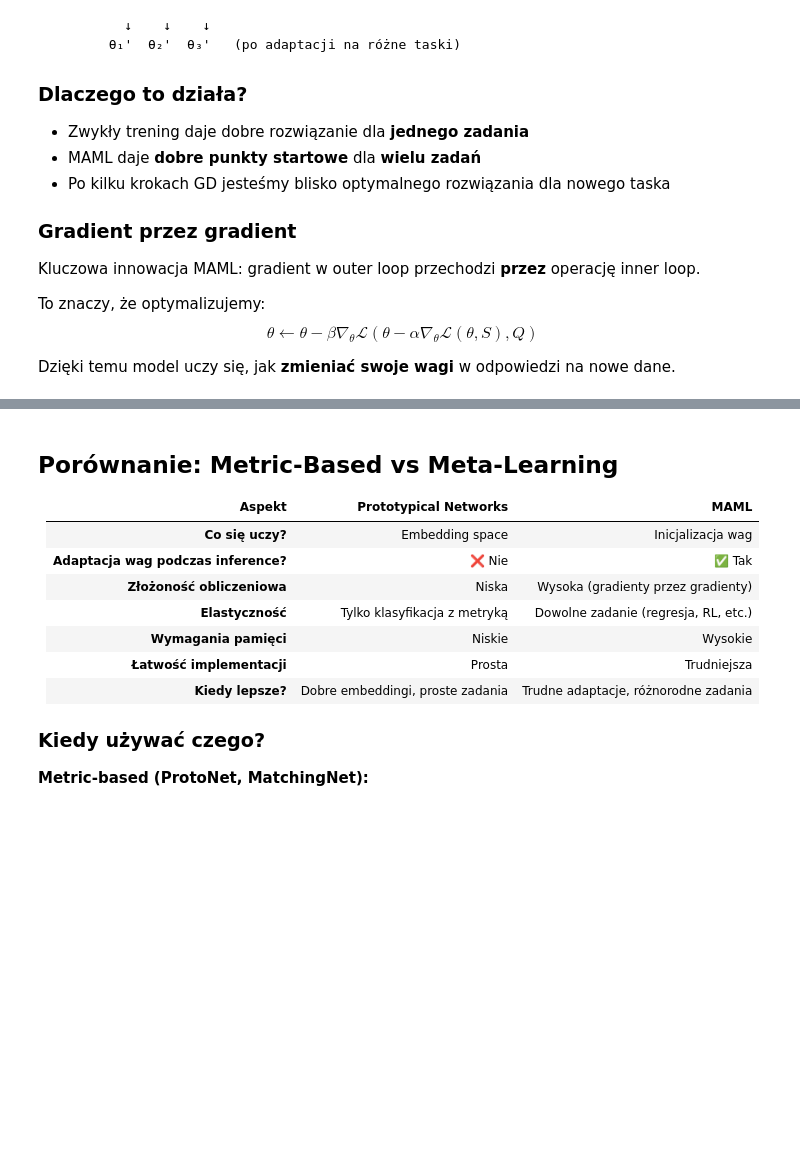
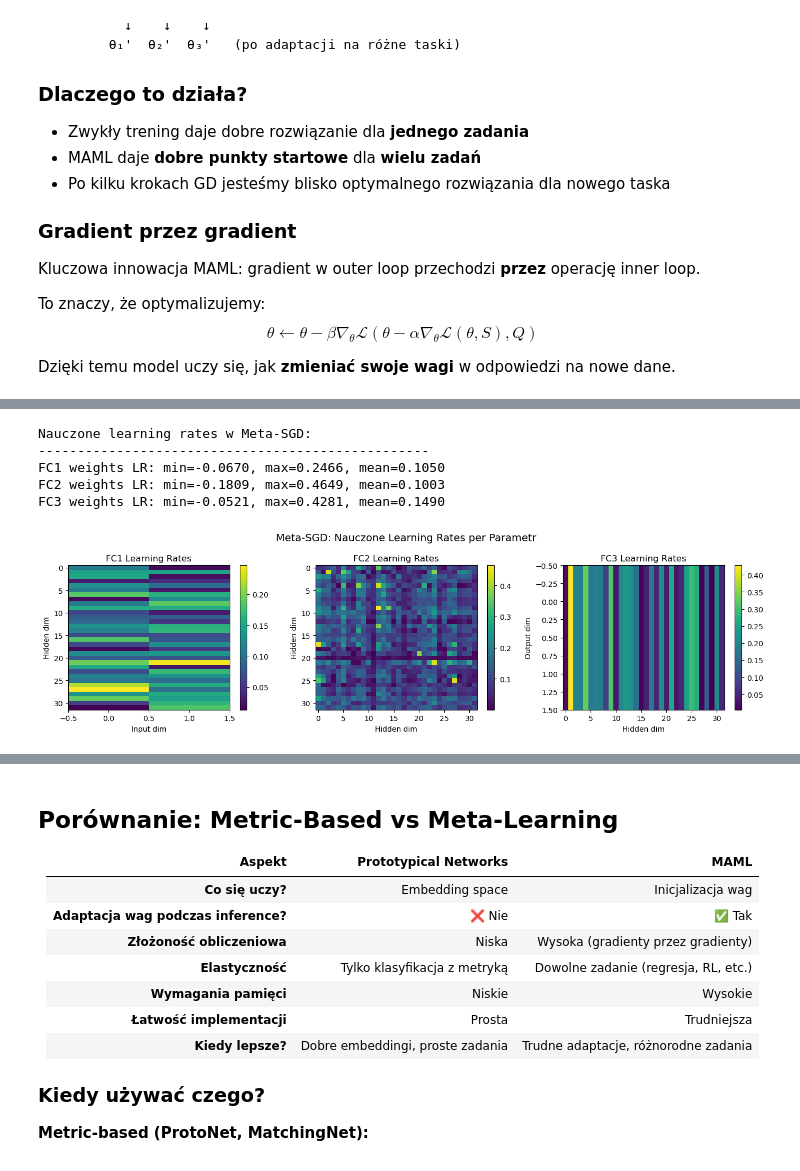
Before and after one commit to miadamczyk/miniproject, a Jupyter notebook: notebook1.ipynb, the cells around one changed output, grey strips where cells are left out. Drawn from its saved outputs; the diff is of its cells as text; code cells hidden in the pictures; blank space fills up the shorter version.

```diff
--- a/notebook1.ipynb
+++ b/notebook1.ipynb
@@ -1146,0 +1630,60 @@ grads = torch.autograd.grad(..., create_graph=False)
+# %%
+# Wizualizacja nauczonych learning rate'ów
+print("\nNauczone learning rates w Meta-SGD:")
+print("-" * 50)
+
+with torch.no_grad():
+    print(f"FC1 weights LR: min={meta_sgd_model.lr_fc1_w.min():.4f}, "
+          f"max={meta_sgd_model.lr_fc1_w.max():.4f}, "
+          f"mean={meta_sgd_model.lr_fc1_w.mean():.4f}")
+    print(f"FC2 weights LR: min={meta_sgd_model.lr_fc2_w.min():.4f}, "
+          f"max={meta_sgd_model.lr_fc2_w.max():.4f}, "
+          f"mean={meta_sgd_model.lr_fc2_w.mean():.4f}")
+    print(f"FC3 weights LR: min={meta_sgd_model.lr_fc3_w.min():.4f}, "
+          f"max={meta_sgd_model.lr_fc3_w.max():.4f}, "
+          f"mean={meta_sgd_model.lr_fc3_w.mean():.4f}")
+
+# Wizualizacja - z obsługą błędów numpy
+fig, axes = plt.subplots(1, 3, figsize=(14, 4))
+
+def tensor_to_array(t):
+    """Konwertuje tensor do formatu akceptowanego przez imshow."""
+    try:
+        return t.cpu().detach().numpy()
+    except RuntimeError:
+        # Fallback gdy numpy nie jest dostępne
+        return t.cpu().detach().tolist()
+
+with torch.no_grad():
+    lr1 = tensor_to_array(meta_sgd_model.lr_fc1_w.abs())
+    lr2 = tensor_to_array(meta_sgd_model.lr_fc2_w.abs())
+    lr3 = tensor_to_array(meta_sgd_model.lr_fc3_w.abs())
+
+    im1 = axes[0].imshow(lr1, aspect='auto', cmap='viridis')
+    axes[0].set_title('FC1 Learning Rates')
+    axes[0].set_xlabel('Input dim')
+    axes[0].set_ylabel('Hidden dim')
+    plt.colorbar(im1, ax=axes[0])
+
+    im2 = axes[1].imshow(lr2, aspect='auto', cmap='viridis')
+    axes[1].set_title('FC2 Learning Rates')
+    axes[1].set_xlabel('Hidden dim')
+    axes[1].set_ylabel('Hidden dim')
+    plt.colorbar(im2, ax=axes[1])
+
+    im3 = axes[2].imshow(lr3, aspect='auto', cmap='viridis')
+    axes[2].set_title('FC3 Learning Rates')
+    axes[2].set_xlabel('Hidden dim')
+    axes[2].set_ylabel('Output dim')
+    plt.colorbar(im3, ax=axes[2])
+
+plt.suptitle('Meta-SGD: Nauczone Learning Rates per Parametr', fontsize=14)
+plt.tight_layout()
+plt.show()
+# %% [output]
+Nauczone learning rates w Meta-SGD:
+--------------------------------------------------
+FC1 weights LR: min=-0.0670, max=0.2466, mean=0.1050
+FC2 weights LR: min=-0.1809, max=0.4649, mean=0.1003
+FC3 weights LR: min=-0.0521, max=0.4281, mean=0.1490
+[figure, added]
```
Also changed, not shown: parts of 21 cells of this notebook, 1 other file.
